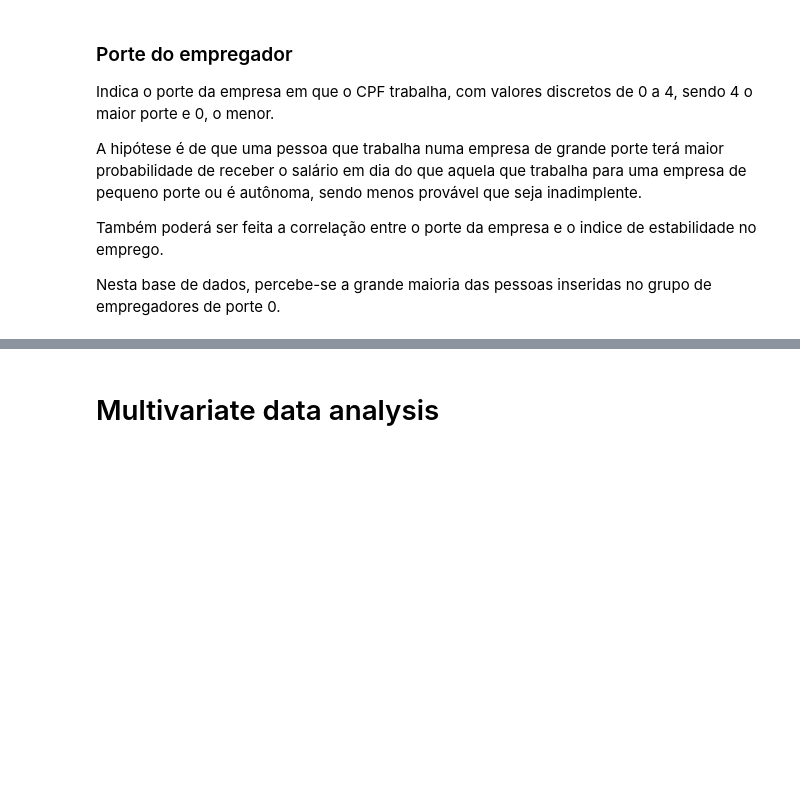
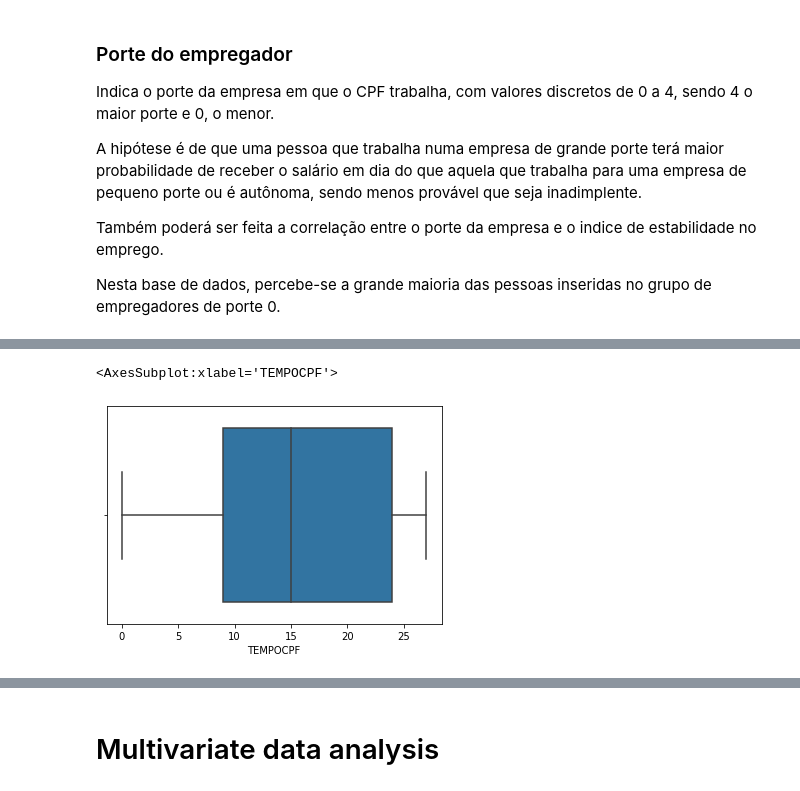
Before and after one commit to ednakatani/Data-Science, a Jupyter notebook: DS_project.ipynb, the cells around one changed output, grey strips where cells are left out. Saved outputs shown, nothing was run; the diff lists cells and outputs as text; code cells hidden in the pictures; blank space fills up the shorter version.

```diff
--- a/DS_project.ipynb
+++ b/DS_project.ipynb
@@ -187,0 +162,5 @@ sns.distplot(df_train['PORTEEMPREGADOR'],hist=True, kde=False, rug=True)
+# %%
+sns.boxplot(data=df_train, x='TEMPOCPF')
+# %% [output]
+<AxesSubplot:xlabel='TEMPOCPF'>
+[figure, added]
```
Also changed, not shown: parts of 19 cells of this notebook.
